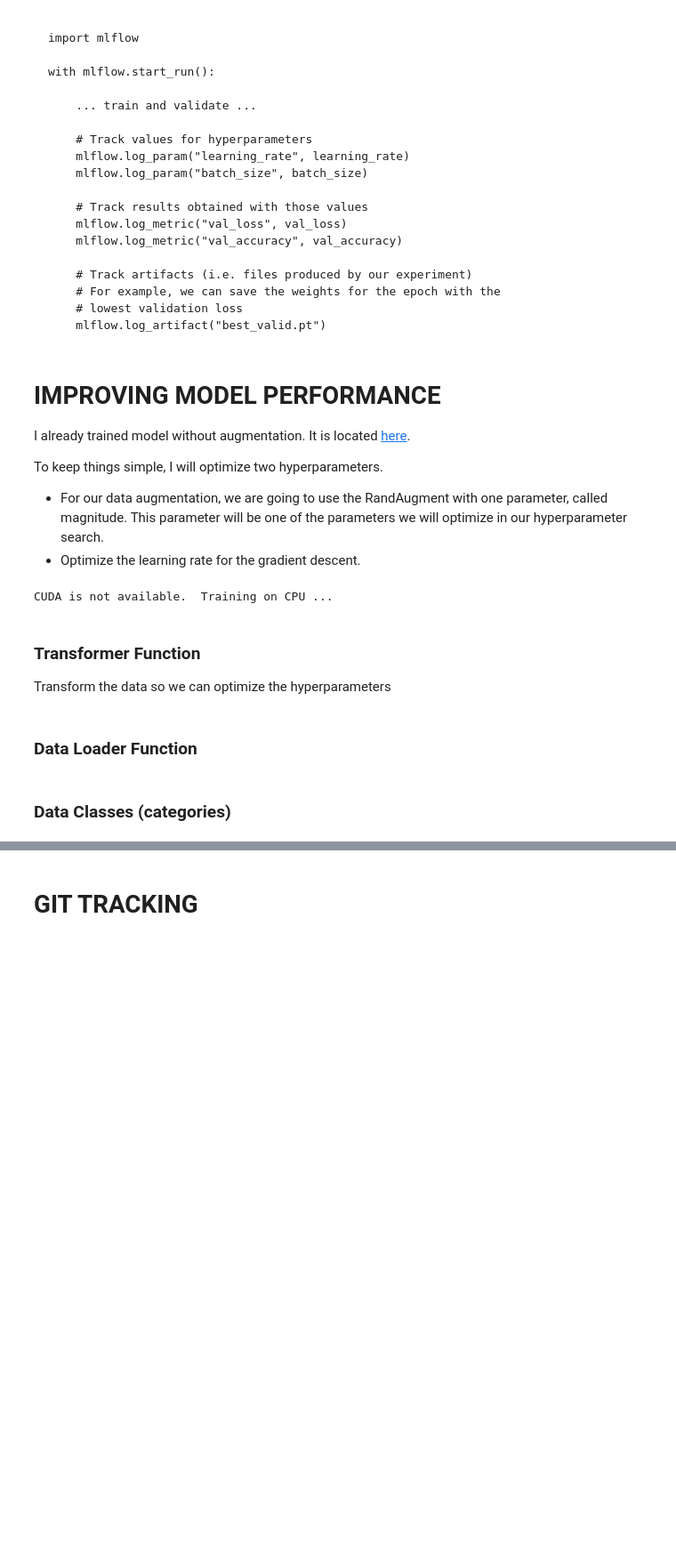
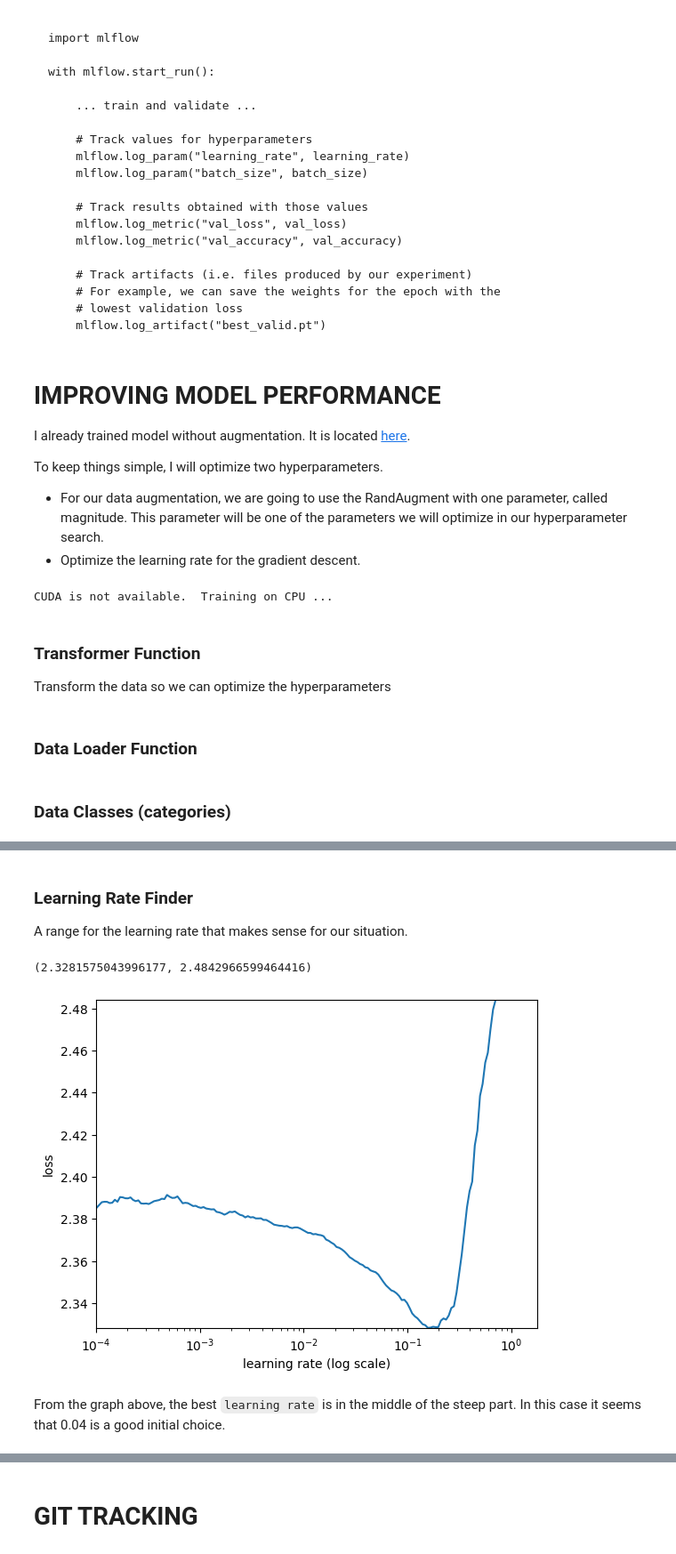
Before and after one commit to omogbolahan94/image-augmentation, a Jupyter notebook: image_augmentation.ipynb, the cells around one changed output, grey strips where cells are left out. Shown at 89% size. Drawn from its saved outputs; the diff is of its cells as text; code cells hidden in the pictures; blank space fills up the shorter version.

```diff
--- a/image_augmentation.ipynb
+++ b/image_augmentation.ipynb
@@ -271,9 +281,6 @@ def get_transforms(rand_augment_magnitude):
 ### Data Loader Function
 # %%
 def get_data_loaders(batch_size, valid_size, transforms, num_workers, random_seed=42):
-
-    # this data is already saved on google drive
-    cifer10_path = '/content/drive/MyDrive/Deap_Learning/cifar10_data/'
 
     # Reseed random number generators to get a deterministic split. This is useful
     # when comparing experiments, so you'll know they all run on the same data.
@@ -285,8 +292,8 @@ def get_data_loaders(batch_size, valid_size, transforms, num_workers, random_see
 
     # Get the CIFAR10 training dataset from torchvision.datasets and set the transforms
     # We will split this further into train and validation in this function
-    train_data = datasets.CIFAR10(cifer10_path, train=True, download=False, transform=transforms['train'])
-    valid_data = datasets.CIFAR10(cifer10_path, train=True, download=False, transform=transforms['valid'])
+    train_data = datasets.CIFAR10('data', train=True, download=True, transform=transforms['train'])
+    valid_data = datasets.CIFAR10('data', train=True, download=True, transform=transforms['valid'])
 
     # Compute how many items we will reserve for the validation set
     n_tot = len(train_data)
@@ -334,0 +385,10 @@ classes = [
+# %%
+# create a complete CNN
+model = Net()
+
+# move tensors to GPU if CUDA is available
+if train_on_gpu:
+    model.cuda()
+# %% [markdown]
+### Learning Rate Finder
+A range for the learning rate that makes sense for our situation.
@@ -334,0 +469,32 @@ classes = [
+# %%
+batch_size = 64
+valid_size = 0.2
+num_workers = multiprocessing.cpu_count()
+
+transforms = get_transforms(rand_augment_magnitude=9)
+data_loaders = get_data_loaders(batch_size, valid_size, transforms, num_workers)
+
+# Range  and number of steps for the learning rate
+min_lr = 1e-5
+max_lr = 1
+n_steps = min(len(data_loaders['train']), 200)
+
+# specify loss function (categorical cross-entropy)
+loss = nn.CrossEntropyLoss()
+
+losses = lr_finder(min_lr, max_lr, n_steps, loss, model, data_loaders)
+# %%
+# Plot the results
+plt.plot(losses.keys(), losses.values())
+plt.xscale("log")
+plt.ylabel("loss")
+plt.xlabel("learning rate (log scale)")
+
+# Adjust the range on the y-axis to see things more clearly
+plt.xlim([1e-4, None])
+plt.ylim([min(losses.values()), np.percentile(list(losses.values()), 97)])
+# %% [output]
+(2.3281575043996177, 2.4842966599464416)
+[figure, added]
+# %% [markdown]
+From the graph above, the best `learning rate` is in the middle of the steep part. In this case it seems that 0.04 is a good initial choice.
```
Also changed, not shown: parts of 7 cells of this notebook.
